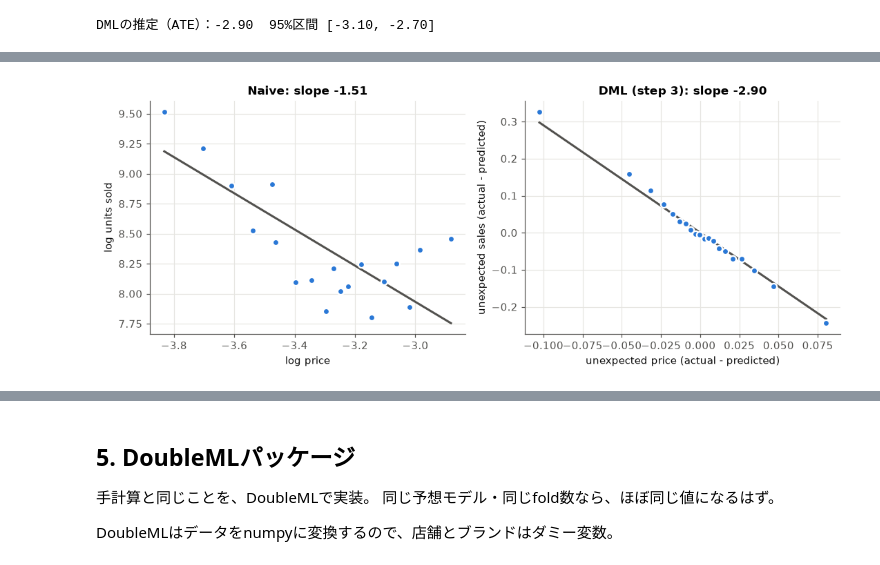
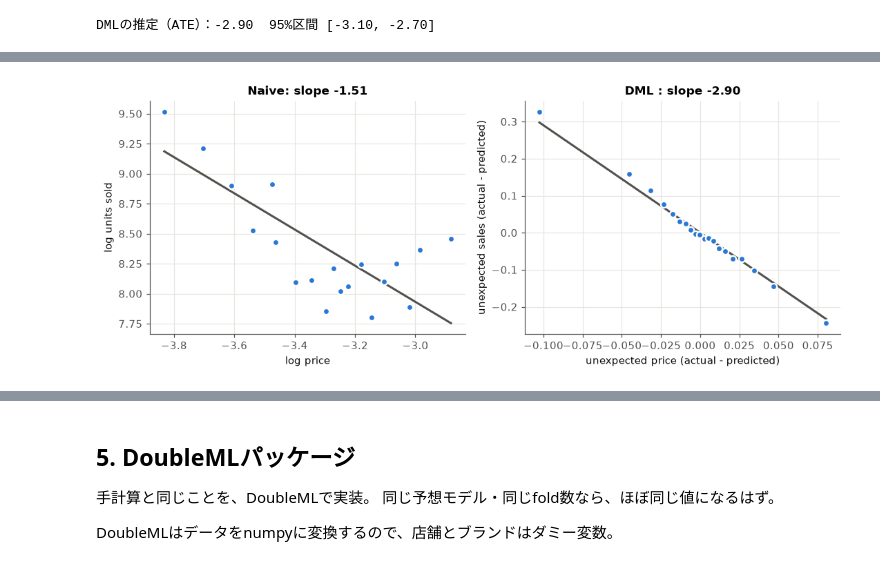
Before and after one commit to natsumisugimoto817/dml_orange_juice, a Jupyter notebook: src/dml_orange_juice.ipynb, the cells around one changed output, grey strips where cells are left out. Drawn from its saved outputs; the diff is of its cells as text; code cells hidden in the pictures.

```diff
--- a/src/dml_orange_juice.ipynb
+++ b/src/dml_orange_juice.ipynb
@@ -314,25 +271,25 @@ DMLの推定（ATE）：-2.90  95%区間 [-3.10, -2.70]
 # %%
 def binned(x, y, n=20):
     b = pd.qcut(x, n, duplicates="drop")
     g = pd.DataFrame({"x": x, "y": y}).groupby(b, observed=True).mean()
     return g["x"].values, g["y"].values
 
 fig, axes = plt.subplots(1, 2, figsize=(10, 4))
 
 bx, by = binned(D, Y)
 axes[0].scatter(bx, by, s=36, color=BLUE, edgecolor="white", linewidth=1.5, zorder=3)
 xs = np.linspace(bx.min(), bx.max(), 2)
 axes[0].plot(xs, np.polyval(np.polyfit(D, Y, 1), xs), color=MUTED, lw=2)
 axes[0].set(title=f"Naive: slope {naive:.2f}", xlabel="log price", ylabel="log units sold")
 
 bx, by = binned(D_res, Y_res)
 axes[1].scatter(bx, by, s=36, color=BLUE, edgecolor="white", linewidth=1.5, zorder=3)
 xs = np.linspace(bx.min(), bx.max(), 2)
 axes[1].plot(xs, theta * xs, color=MUTED, lw=2)
-axes[1].set(title=f"DML (step 3): slope {theta:.2f}",
+axes[1].set(title=f"DML : slope {theta:.2f}",
             xlabel="unexpected price (actual - predicted)",
             ylabel="unexpected sales (actual - predicted)")
 plt.tight_layout()
 plt.show()
 # %% [output]
-[figure, old version]
+[figure, new version]
```
Also changed, not shown: parts of 13 cells of this notebook, 3 other files.
